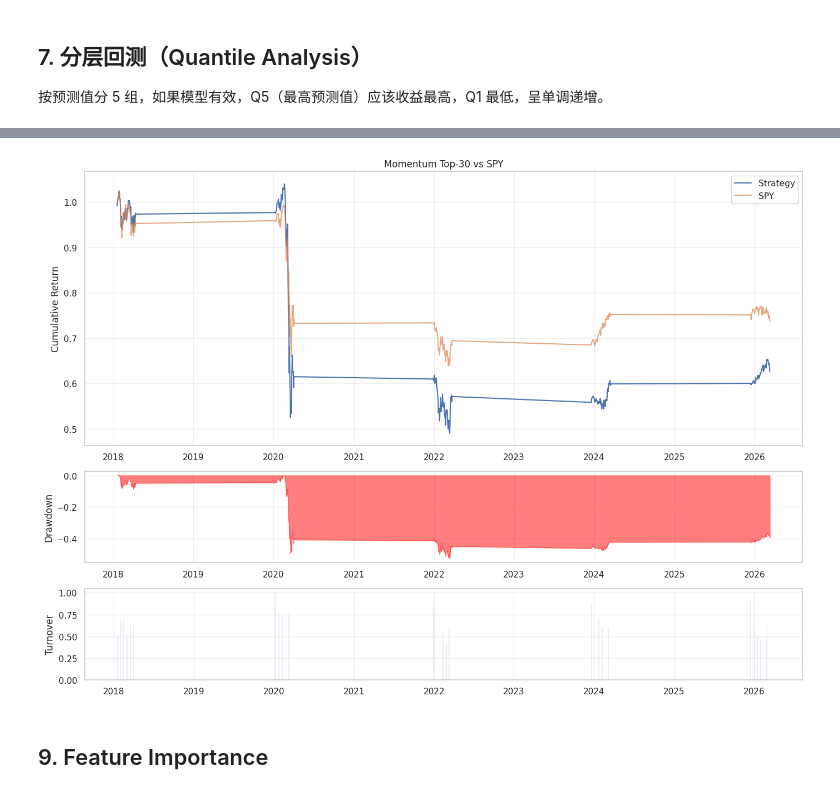
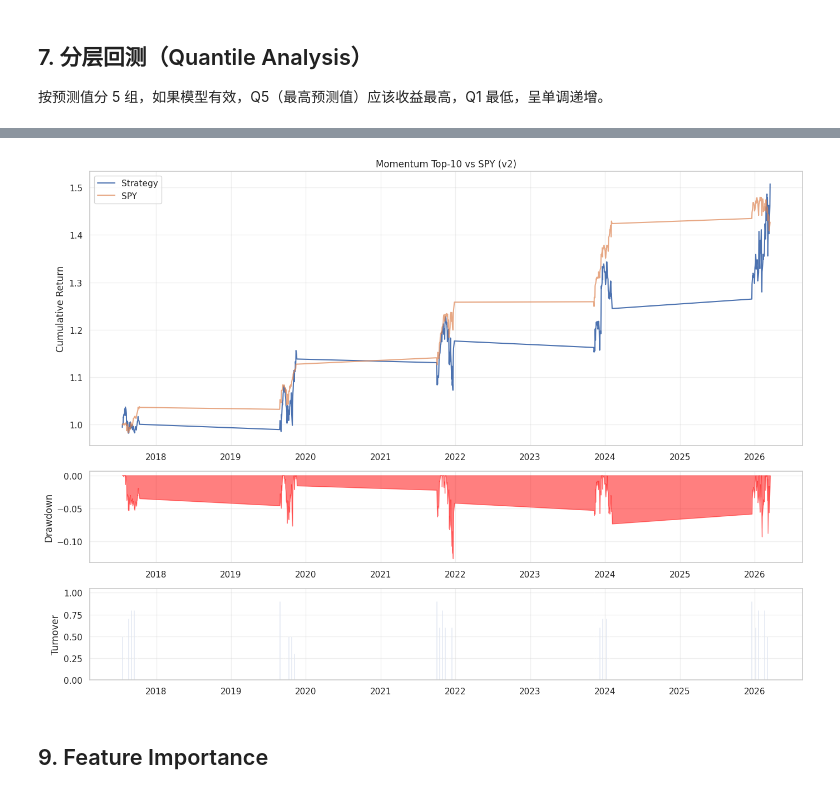
Before and after one commit to kelesit/Invest, a Jupyter notebook: notebooks/equity_momentum.ipynb, the cells around one changed output, grey strips where cells are left out. Drawn from its saved outputs; the diff is of its cells as text; code cells hidden in the pictures.

```diff
--- a/notebooks/equity_momentum.ipynb
+++ b/notebooks/equity_momentum.ipynb
@@ -92,8 +116,19 @@ Wall time: 4.92 s
 # %%
-# 截面排名转换
+%%time
+# Cross-sectional rank only (no sector neutralization)
 features = cross_sectional_rank(raw_features)
+
+# Add sector as categorical feature
+sector_map = get_sp500_sectors()
+tickers = features.index.get_level_values("ticker")
+sectors = tickers.map(sector_map)
+# Encode sector as integer category
+sector_codes, sector_names = pd.factorize(sectors)
+features["sector"] = sector_codes
+
 print(f"Ranked features shape: {features.shape}")
-print(f"Value range: [{features.min().min():.3f}, {features.max().max():.3f}]")
+print(f"Value range (excl sector): [{features.drop(columns='sector').min().min():.3f}, {features.drop(columns='sector').max().max():.3f}]")
+print(f"Sectors: {len(sector_names)} categories")
 print(f"\nNaN ratio per feature:")
 print((features.isna().sum() / len(features)).describe())
 # %% [output]
@@ -122,14 +160,9 @@ dtype: float64
 # %%
 %%time
-# Beta-adjusted residual return labels
-raw_labels = make_labels(panel, spy, periods=10, beta_window=252)
-print(f"Raw labels shape: {raw_labels.shape}")
-print(f"NaN ratio: {raw_labels.isna().mean():.3f}")
-print(f"\nRaw label distribution:")
-print(raw_labels.dropna().describe())
-
-# Cross-sectional rank transformation
-labels = rank_labels(raw_labels)
-print(f"\nRanked labels distribution:")
+# Raw beta-adjusted residual return labels (NOT ranked)
+labels = make_labels(panel, spy, periods=10, beta_window=252)
+print(f"Labels shape: {labels.shape}")
+print(f"NaN ratio: {labels.isna().mean():.3f}")
+print(f"\nLabel distribution:")
 print(labels.dropna().describe())
 # %% [output]
@@ -216,16 +247,19 @@ ma_dev_60d          -0.0181  0.1695 -0.1067        0.4887
 %%time
 predictions, models = run_cv_pipeline(
     features=features,
-    labels=labels,
-    raw_labels=raw_labels,  # 训练用排名标签，评估用原始残差收益
+    labels=labels,         # raw residual return (not ranked)
+    raw_labels=labels,     # same — evaluation uses same raw labels
     n_splits=5,
     train_days=500,
     test_days=60,
     purge_days=10,
     embargo_days=5,
+    categorical_features=["sector"],
 )
 print(f"\nOOS predictions: {len(predictions):,} samples")
 print(f"Date range: {predictions.index.get_level_values('date').min().date()} "
       f"to {predictions.index.get_level_values('date').max().date()}")
+print(f"\nPrediction distribution:")
+print(predictions["prediction"].describe())
 predictions.head()
 # %% [output]
@@ -387,10 +449,11 @@ print(f"  Average turnover per rebalance: {bt_results['turnover'][bt_results['tu
 # %%
-# Equity curve
-plot_equity_curve(bt_results, spy_daily_ret, title="Momentum Top-30 vs SPY")
+# Equity curve — Top 10 vs SPY
+spy_ret_aligned = spy_daily_ret.reindex(bt_results.index).fillna(0)
+plot_equity_curve(bt_results, spy_ret_aligned, title="Momentum Top-10 vs SPY (v2)")
 plt.savefig("../output/equity_curve.png", dpi=150, bbox_inches="tight")
 plt.show()
 # %% [output]
-[figure, old version]
+[figure, new version]
 # %% [markdown]
 ## 9. Feature Importance
 # %%
```
Also changed, not shown: parts of 18 cells of this notebook, 6 other files.
